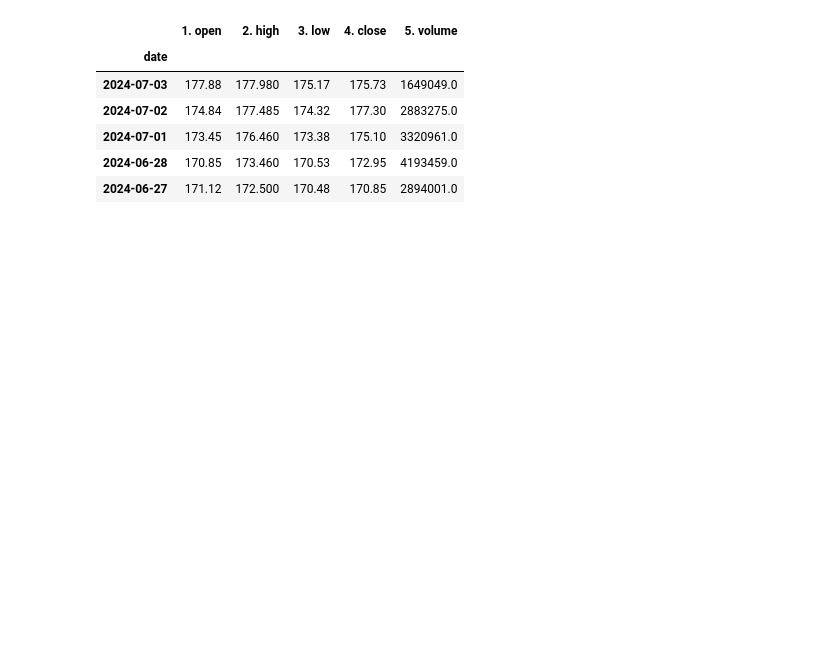
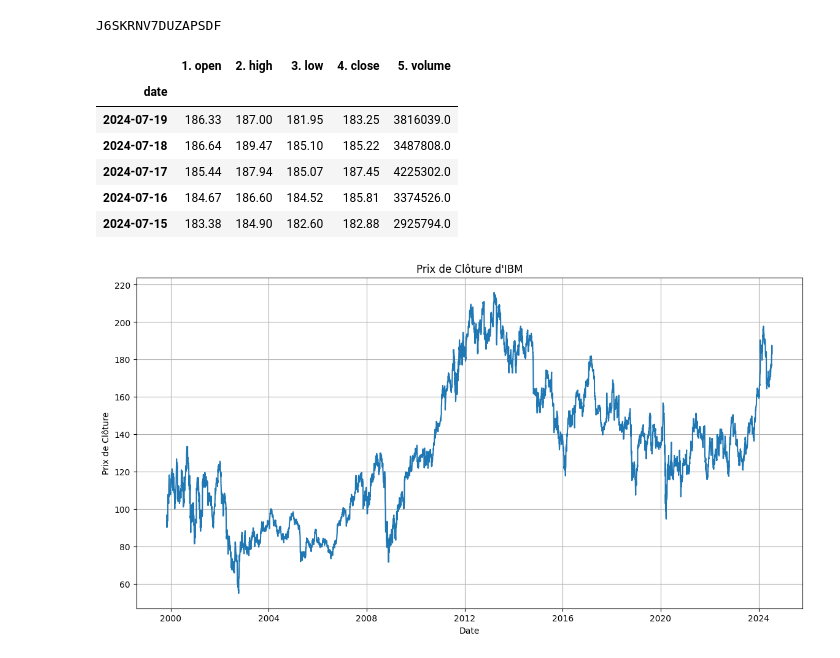
Before and after one commit to aubin4444/Predictive-stock-market-analysis, a Jupyter notebook: test.ipynb, the cells around one changed output. Drawn from its saved outputs; the diff is of its cells as text; code cells hidden in the pictures; blank space fills up the shorter version.

Commit message:
Visualizing IBM Closing Data

```diff
--- a/test.ipynb
+++ b/test.ipynb
@@ -24,7 +23,7 @@ API key : J6SKRNV7DUZAPSDF
 
 path = '../secrets/api_key.json'
 api_key = get_api_key(path)
-
+print(api_key)
 # Initialiser l'objet TimeSeries
 ts = TimeSeries(key=api_key, output_format='pandas')
 
@@ -33,10 +32,22 @@ data, meta_data = ts.get_daily(symbol='IBM', outputsize='full')
 
 data.head()
 # %% [output]
+J6SKRNV7DUZAPSDF
 |  | 1. open | 2. high | 3. low | 4. close | 5. volume |
 | date |  |  |  |  |  |
-| 2024-07-03 | 177.88 | 177.980 | 175.17 | 175.73 | 1649049.0 |
-| 2024-07-02 | 174.84 | 177.485 | 174.32 | 177.30 | 2883275.0 |
-| 2024-07-01 | 173.45 | 176.460 | 173.38 | 175.10 | 3320961.0 |
-| 2024-06-28 | 170.85 | 173.460 | 170.53 | 172.95 | 4193459.0 |
-| 2024-06-27 | 171.12 | 172.500 | 170.48 | 170.85 | 2894001.0 |
+| 2024-07-19 | 186.33 | 187.00 | 181.95 | 183.25 | 3816039.0 |
+| 2024-07-18 | 186.64 | 189.47 | 185.10 | 185.22 | 3487808.0 |
+| 2024-07-17 | 185.44 | 187.94 | 185.07 | 187.45 | 4225302.0 |
+| 2024-07-16 | 184.67 | 186.60 | 184.52 | 185.81 | 3374526.0 |
+| 2024-07-15 | 183.38 | 184.90 | 182.60 | 182.88 | 2925794.0 |
+# %%
+# Tracer le prix de clôture
+plt.figure(figsize=(14, 7))
+plt.plot(data.index, data['4. close'])
+plt.title('Prix de Clôture d\'IBM')
+plt.xlabel('Date')
+plt.ylabel('Prix de Clôture')
+plt.grid(True)
+plt.show()
+# %% [output]
+[figure, added]
```
Also changed, not shown: parts of 2 cells of this notebook.
